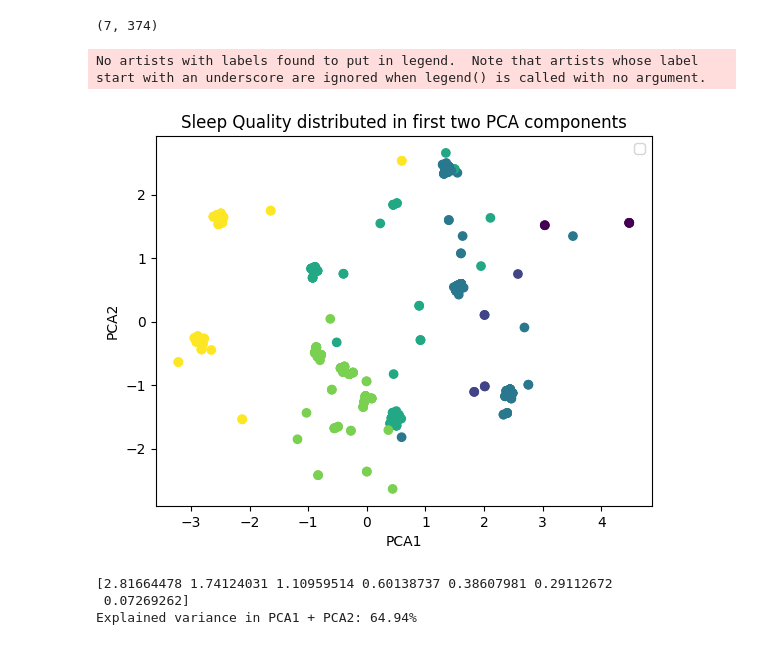
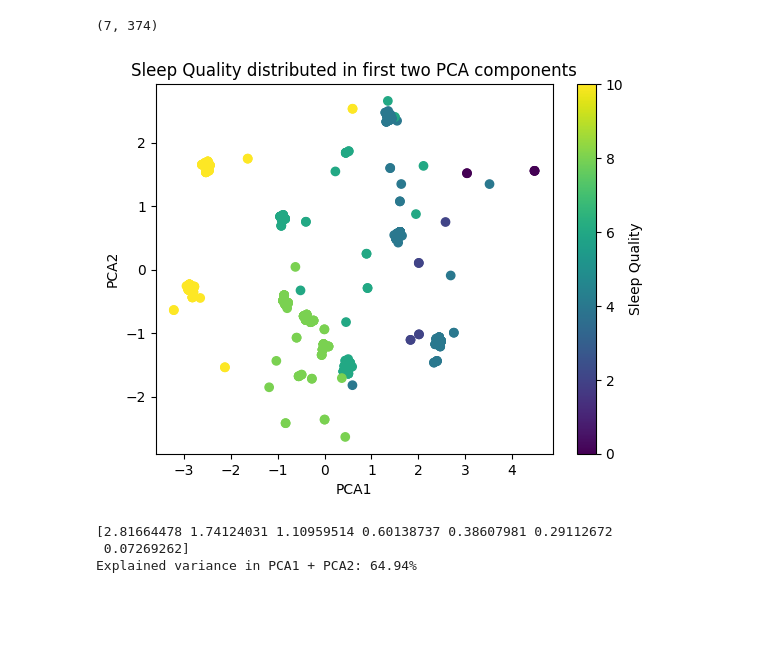
Before and after one commit to Juamops/Reto_F1009, a Jupyter notebook: notebooks/PCAviz.ipynb, the cells around one changed output. Drawn from its saved outputs; the diff is of its cells as text; code cells hidden in the pictures; blank space fills up the shorter version.

```diff
--- a/notebooks/PCAviz.ipynb
+++ b/notebooks/PCAviz.ipynb
@@ -65,18 +65,17 @@ X_trans_pca.shape
 # %% [output]
 (7, 374)
 # %%
-normalized_quality = (df['Quality of Sleep'] - df['Quality of Sleep'].min()) / df['Quality of Sleep'].max()
+normalized_quality = 2 * (df['Quality of Sleep'] - df['Quality of Sleep'].min())
 
 plt.scatter(X_trans_pca[0], X_trans_pca[1], c=normalized_quality, cmap='viridis')
 plt.title('Sleep Quality distributed in first two PCA components')
 plt.xlabel('PCA1')
 plt.ylabel('PCA2')
-plt.legend()
+plt.colorbar(label='Sleep Quality')
 plt.savefig('../graphics/PCA_Vis.png')
 plt.show()
 # %% [output]
-No artists with labels found to put in legend.  Note that artists whose label start with an underscore are ignored when legend() is called with no argument.
-[figure, old version]
+[figure, new version]
 # %%
 e_vals = pca.explained_variance_
 print(e_vals)
```
Also changed, not shown: 3 other files.
